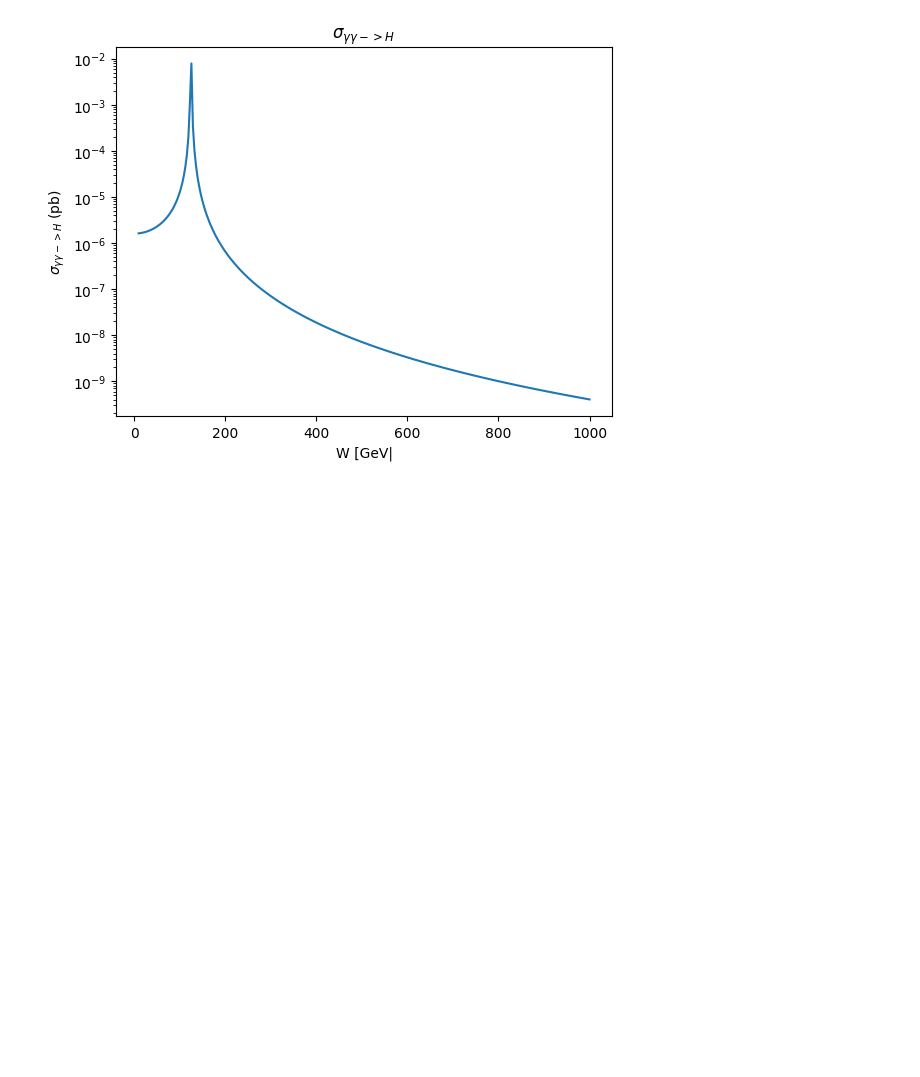
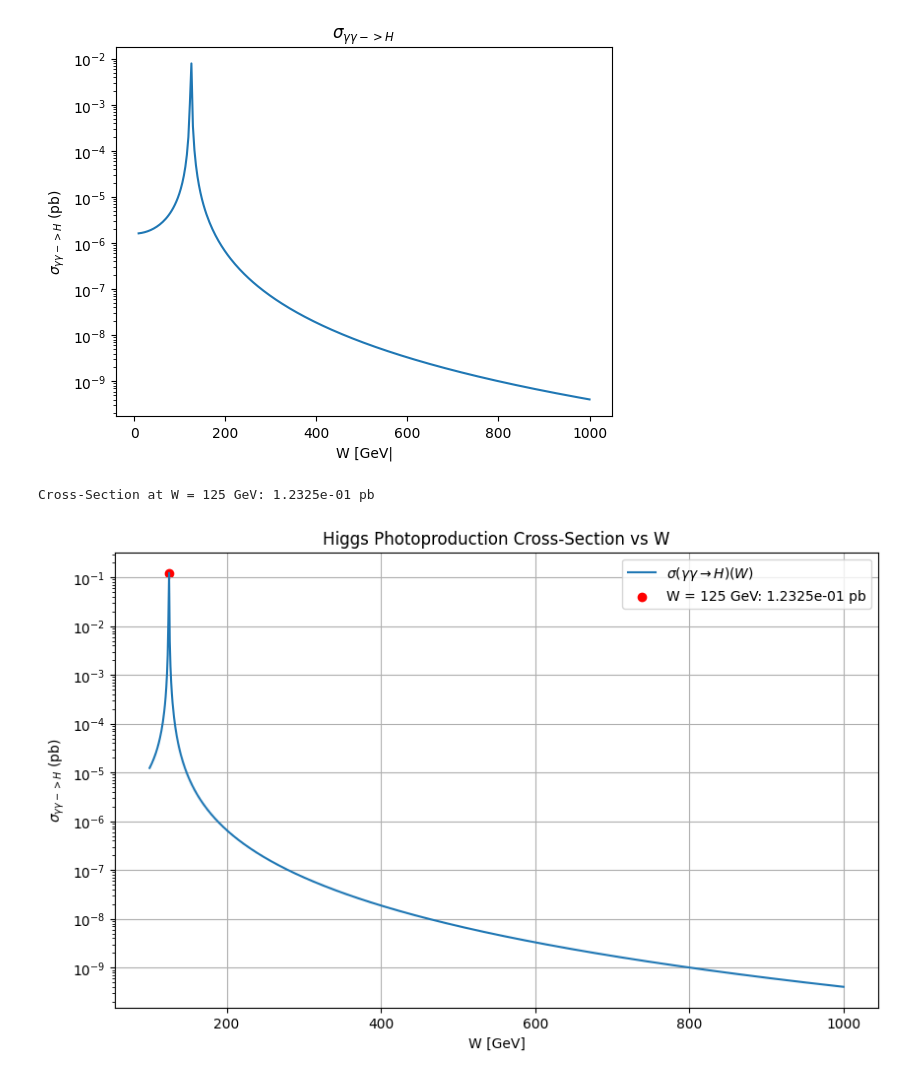
Before and after one commit to hamzeh-khanpour/yy-interactions-at-the-LHeC, a Jupyter notebook: yy_Corrected_with_MN2_mMin2_q2min_26July/sigmaH.ipynb, the cells around one changed output. Cells and saved outputs as stored; diff of their text form; code cells hidden in the pictures; blank space fills up the shorter version.

Commit message:
higgs

```diff
--- a/yy_Corrected_with_MN2_mMin2_q2min_26July/sigmaH.ipynb
+++ b/yy_Corrected_with_MN2_mMin2_q2min_26July/sigmaH.ipynb
@@ -68,3 +68,62 @@ plt.savefig('cs_higgs_w_plot.jpg')
 plt.show()
 # %% [output]
 [figure]
+# %%
+import numpy as np
+import matplotlib.pyplot as plt
+
+# Function to calculate cross-section
+def higgs_cross_section_final(wvalue):
+
+    # Constants
+    M_H = 125.0  # Higgs mass in GeV
+    Gamma = 4.2e-3  # Total width
+    Gamma_gamma = (2.27e-3)*(Gamma)  # Two-photon width
+    hbarc2 =  0.389
+
+    cs = 8 * np.pi**2 * hbarc2 * (Gamma_gamma / M_H) * (1 / np.pi) * (M_H * Gamma) / ((M_H**2 - wvalue**2)**2 + M_H**2 * Gamma**2)  * 1e9
+
+    return cs
+
+
+
+# Generate W values in the range from 100 to 1000 GeV
+W_values = np.linspace(100, 1000, 1000)
+
+# Calculate cross-section values
+cross_section_values = higgs_cross_section_final(W_values)
+
+# Find the index corresponding to W = 125 GeV
+index_W_125 = np.argmin(np.abs(W_values - 125))
+
+# Print the cross-section at W = 125 GeV
+cs_at_W_125 = cross_section_values[index_W_125]
+print(f'Cross-Section at W = 125 GeV: {cs_at_W_125:.4e} pb')
+
+# Plotting with logarithmic y-axis
+plt.figure(figsize=(10, 6))
+plt.plot(W_values, cross_section_values, label=r'$\sigma (\gamma \gamma \to H)(W)$')
+plt.scatter(125, cs_at_W_125, color='red', marker='o', label=f'W = 125 GeV: {cs_at_W_125:.4e} pb')
+
+plt.yscale('log')  # Set y-axis to logarithmic scale
+
+plt.title('Higgs Photoproduction Cross-Section vs W')
+plt.xlabel('W [GeV]')
+plt.ylabel('$\sigma_{\gamma \gamma -> H}$ (pb)')
+plt.legend()
+plt.grid(True)
+
+
+# Save the plot as a PDF file
+plt.savefig('cs_higgs_w_plot.pdf')
+plt.savefig('cs_higgs_w_plot.jpg')
+
+# Show the plot
+plt.show()
+
+
+
+plt.show()
+# %% [output]
+Cross-Section at W = 125 GeV: 1.2325e-01 pb
+[figure, added]
```
Also changed, not shown: 5 other files.
